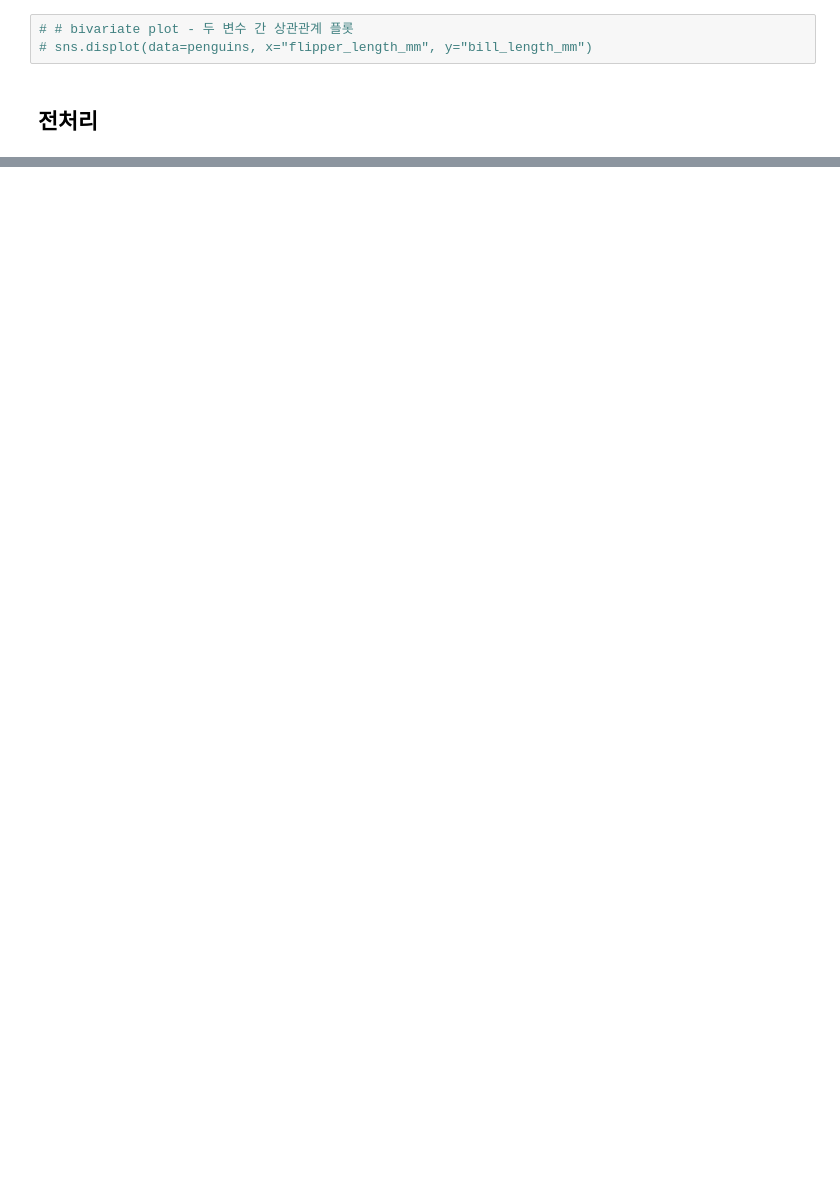
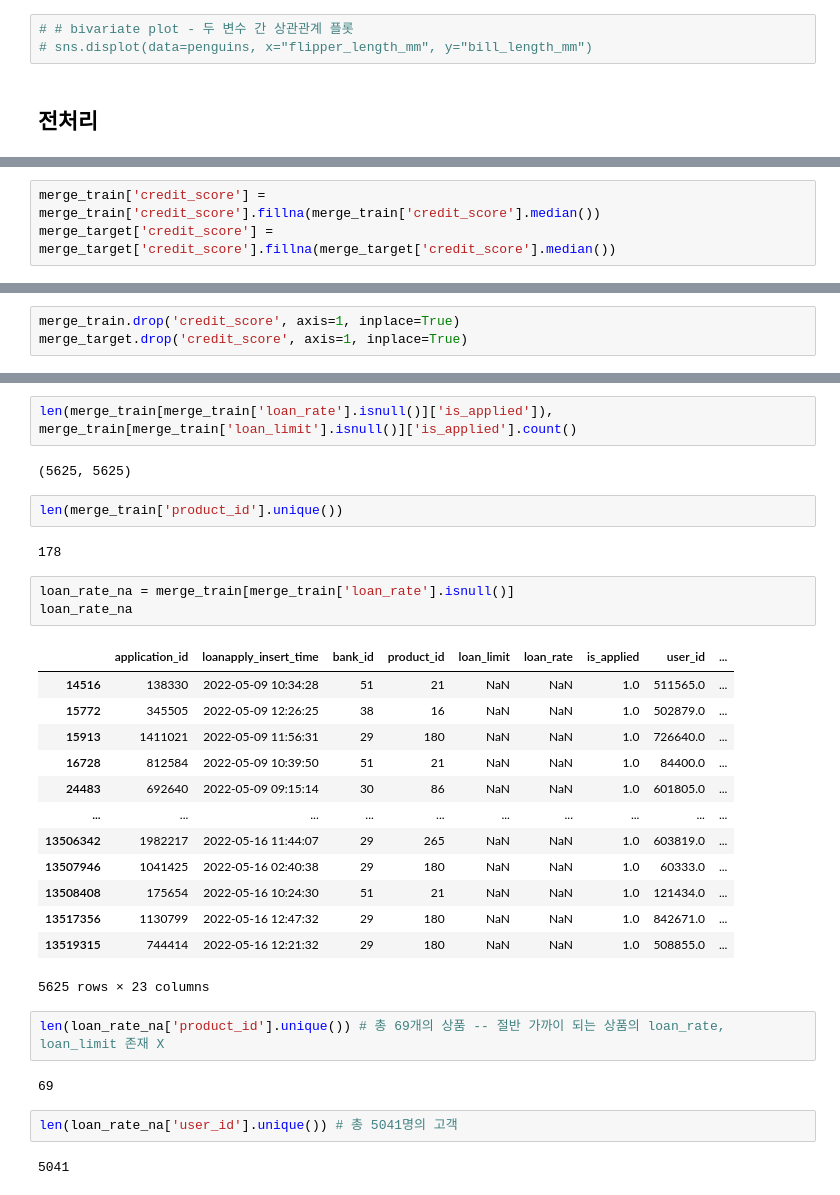
Before and after one commit to YoonJiHwan98/BigContest_Project, a Jupyter notebook: bigcon_baseline.ipynb, the cells around one changed output, grey strips where cells are left out. Drawn from its saved outputs; the diff is of its cells as text; blank space fills up the shorter version.

```diff
--- a/bigcon_baseline.ipynb
+++ b/bigcon_baseline.ipynb
@@ -547,0 +812,3 @@ plt.show()
+# %%
+merge_train['credit_score'] = merge_train['credit_score'].fillna(merge_train['credit_score'].median())
+merge_target['credit_score'] = merge_target['credit_score'].fillna(merge_target['credit_score'].median())
@@ -547,0 +912,3 @@ plt.show()
+# %%
+merge_train.drop('credit_score', axis=1, inplace=True)
+merge_target.drop('credit_score', axis=1, inplace=True)
@@ -547,0 +961,33 @@ plt.show()
+# %%
+len(merge_train[merge_train['loan_rate'].isnull()]['is_applied']), merge_train[merge_train['loan_limit'].isnull()]['is_applied'].count()
+# %% [output]
+(5625, 5625)
+# %%
+len(merge_train['product_id'].unique())
+# %% [output]
+178
+# %%
+loan_rate_na = merge_train[merge_train['loan_rate'].isnull()]
+loan_rate_na
+# %% [output]
+|  | application_id | loanapply_insert_time | bank_id | product_id | loan_limit | loan_rate | is_applied | user_id | ... |
+| 14516 | 138330 | 2022-05-09 10:34:28 | 51 | 21 | NaN | NaN | 1.0 | 511565.0 | ... |
+| 15772 | 345505 | 2022-05-09 12:26:25 | 38 | 16 | NaN | NaN | 1.0 | 502879.0 | ... |
+| 15913 | 1411021 | 2022-05-09 11:56:31 | 29 | 180 | NaN | NaN | 1.0 | 726640.0 | ... |
+| 16728 | 812584 | 2022-05-09 10:39:50 | 51 | 21 | NaN | NaN | 1.0 | 84400.0 | ... |
+| 24483 | 692640 | 2022-05-09 09:15:14 | 30 | 86 | NaN | NaN | 1.0 | 601805.0 | ... |
+| ... | ... | ... | ... | ... | ... | ... | ... | ... | ... |
+| 13506342 | 1982217 | 2022-05-16 11:44:07 | 29 | 265 | NaN | NaN | 1.0 | 603819.0 | ... |
+| 13507946 | 1041425 | 2022-05-16 02:40:38 | 29 | 180 | NaN | NaN | 1.0 | 60333.0 | ... |
+| 13508408 | 175654 | 2022-05-16 10:24:30 | 51 | 21 | NaN | NaN | 1.0 | 121434.0 | ... |
+| 13517356 | 1130799 | 2022-05-16 12:47:32 | 29 | 180 | NaN | NaN | 1.0 | 842671.0 | ... |
+| 13519315 | 744414 | 2022-05-16 12:21:32 | 29 | 180 | NaN | NaN | 1.0 | 508855.0 | ... |
+5625 rows × 23 columns
+# %%
+len(loan_rate_na['product_id'].unique()) # 총 69개의 상품 -- 절반 가까이 되는 상품의 loan_rate, loan_limit 존재 X
+# %% [output]
+69
+# %%
+len(loan_rate_na['user_id'].unique()) # 총 5041명의 고객
+# %% [output]
+5041
```
Also changed, not shown: parts of 128 cells of this notebook, 1 other file.
